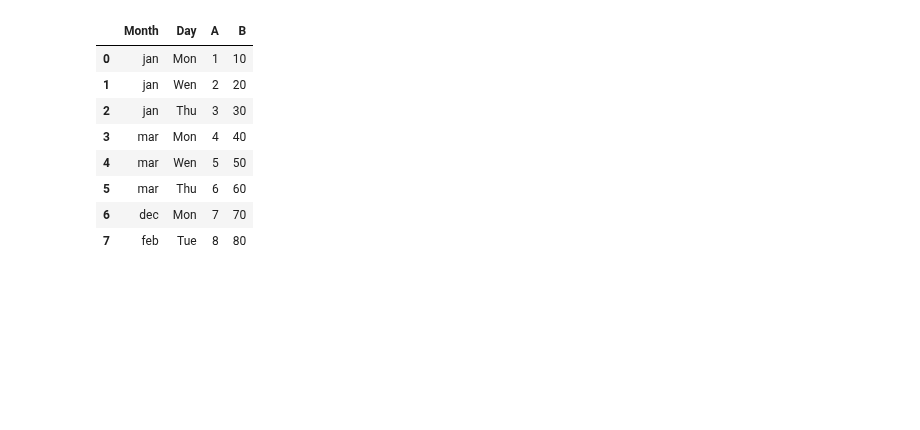
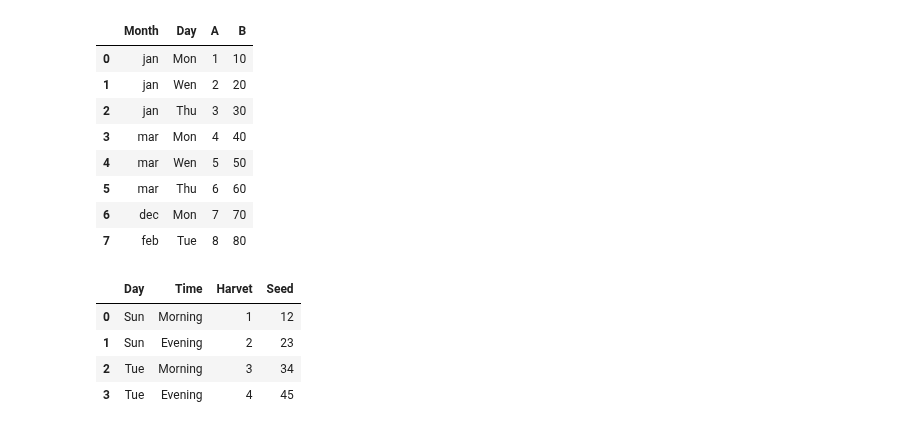
Before and after one commit to ramnagella/Demo, a Jupyter notebook: DA_Day8.ipynb, the cells around one changed output. Saved outputs shown, nothing was run; the diff lists cells and outputs as text; code cells hidden in the pictures; blank space fills up the shorter version.

```diff
--- a/DA_Day8.ipynb
+++ b/DA_Day8.ipynb
@@ -301,3 +301,17 @@ df10
 | 5 | mar | Thu | 6 | 60 |
 | 6 | dec | Mon | 7 | 70 |
 | 7 | feb | Tue | 8 | 80 |
+# %%
+df11=pd.DataFrame({
+    'Day':['Sun','Sun','Tue','Tue'],
+    'Time':['Morning','Evening','Morning','Evening'],
+    'Harvet':[1,2,3,4],
+    'Seed':[12,23,34,45]
+})
+df11
+# %% [output]
+|  | Day | Time | Harvet | Seed |
+| 0 | Sun | Morning | 1 | 12 |
+| 1 | Sun | Evening | 2 | 23 |
+| 2 | Tue | Morning | 3 | 34 |
+| 3 | Tue | Evening | 4 | 45 |
```
Also changed, not shown: parts of 1 cell of this notebook.
